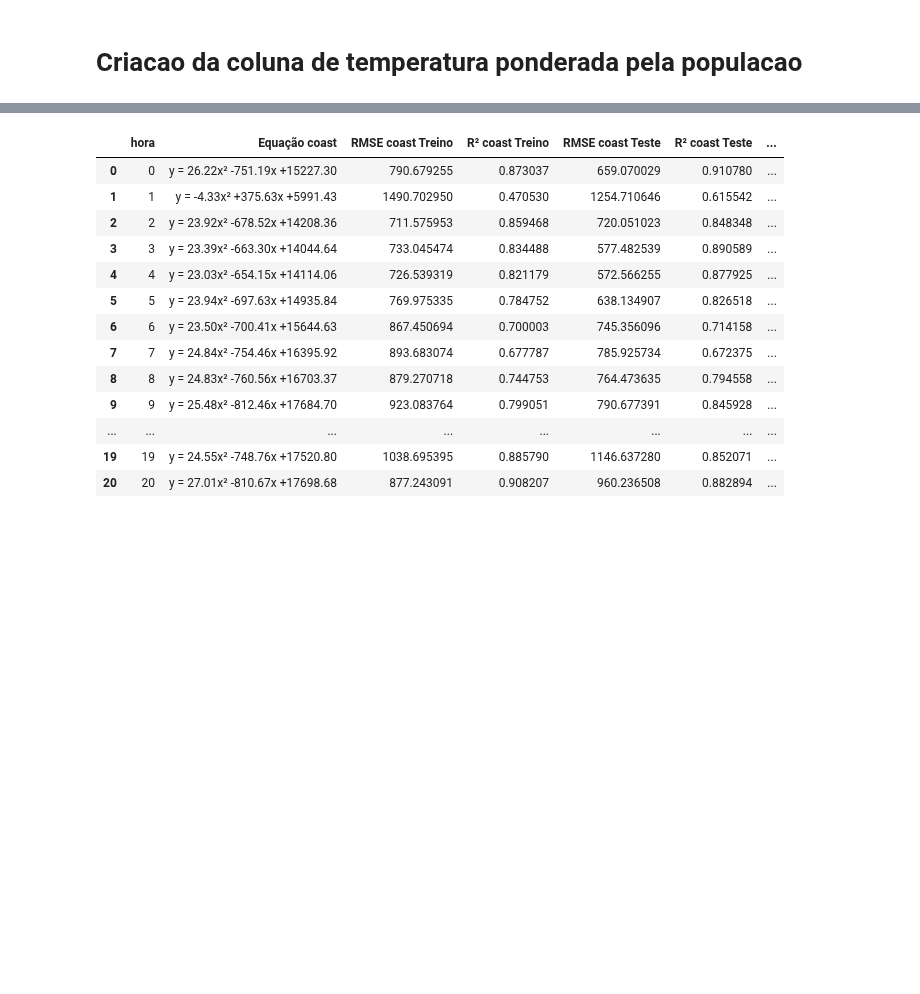
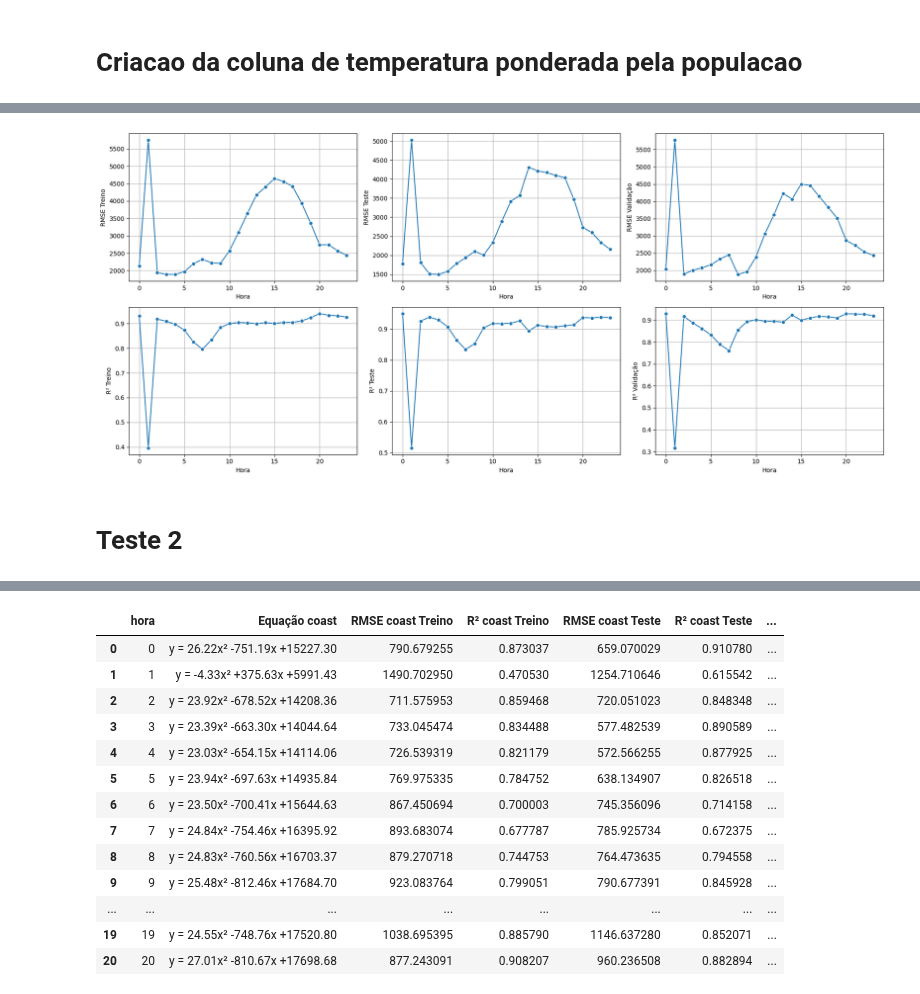
Before and after one commit to jrodrigotico/serena-tcc, a Jupyter notebook: debug_modelo.ipynb, the cells around one changed output, grey strips where cells are left out. Drawn from its saved outputs; the diff is of its cells as text; code cells hidden in the pictures; blank space fills up the shorter version.

```diff
--- a/debug_modelo.ipynb
+++ b/debug_modelo.ipynb
@@ -84,14 +81,14 @@ df = df[(df['publish_time_utc_carga'].dt.time == hora)]
 # %%
 # Dicionário de população por região
 populacao_regioes = {
-    'coast': 1000000,
-    'east': 800000,
-    'far_west': 200000,
-    'north': 900000,
-    'north_central': 1100000,
-    'south_central': 950000,
-    'southern': 700000,
-    'west': 500000
+    'coast': 7077912,
+    'east': 1562486,
+    'far_west': 513422,
+    'north': 1196299,
+    'north_central': 9007898,
+    'south_central': 4334575,
+    'southern': 2337867,
+    'west': 644082
 }
 
 # Lista das colunas de temperatura
@@ -121 +128,8 @@ Index(['interval_start_utc', 'interval_end_utc', 'publish_time_utc_carga',
+# %%
+df_resultado_estado1 = treinamento_estado(df, column_x='avg_temp_celsius', column_y='sum_load')
+plot_metricas_por_hora(df_resultado_estado1)
+# %% [output]
+[figure, added]
+# %% [markdown]
+# Teste 2
 # %%
```
Also changed, not shown: parts of 11 cells of this notebook, 2 other files.
